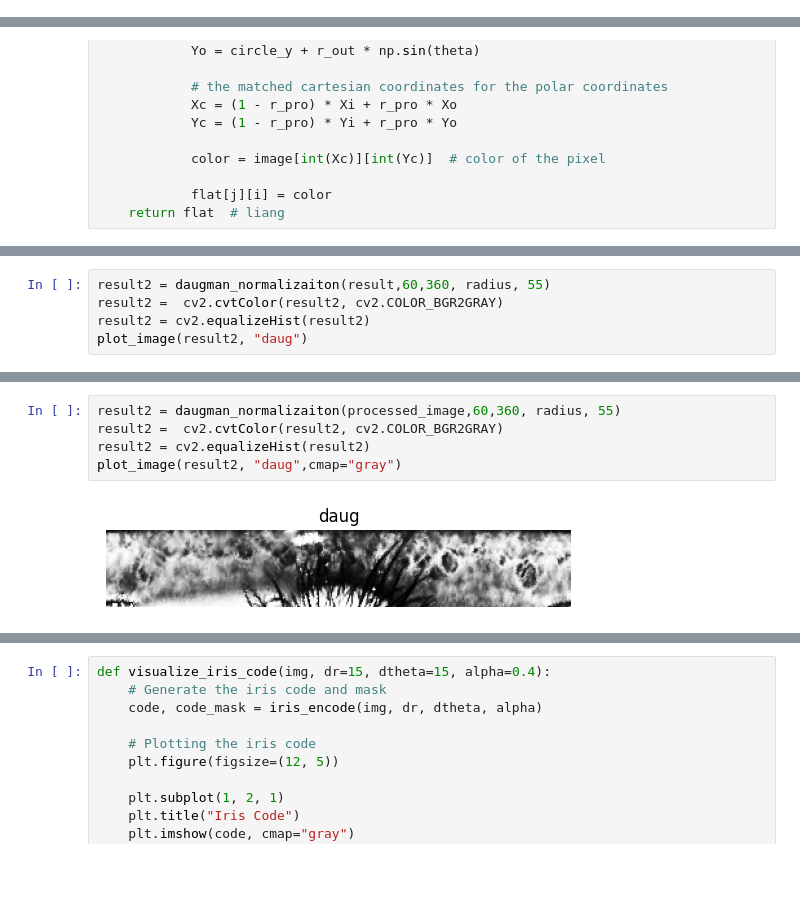
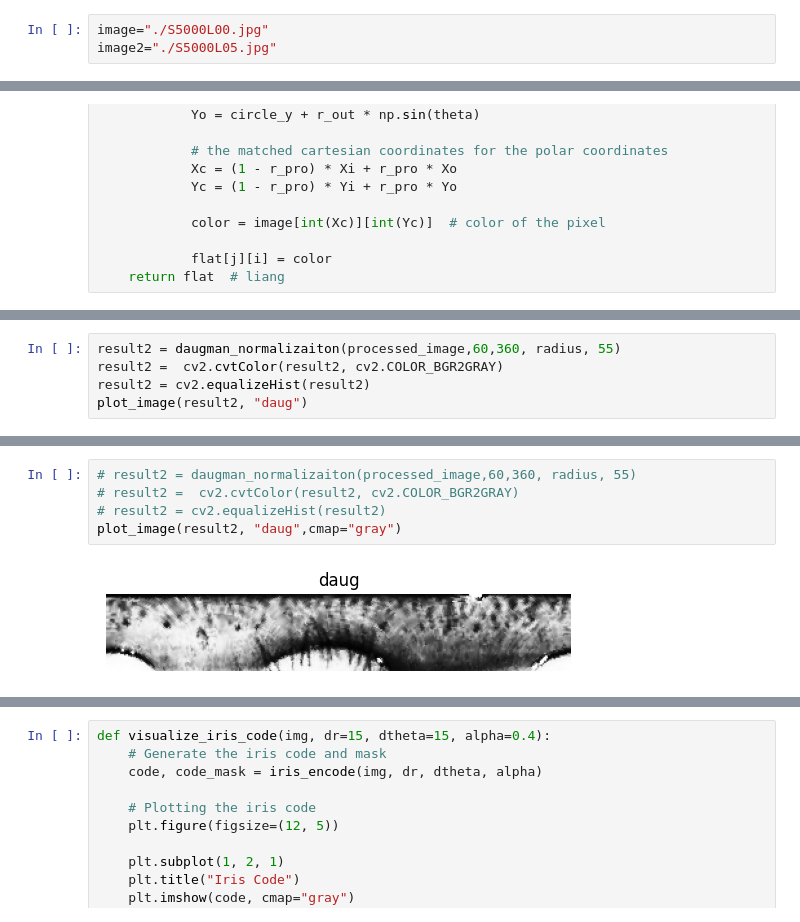
Before and after one commit to mouradmagdy/Iris_Recognition, a Jupyter notebook: iris_processing.ipynb, the cells around one changed output, grey strips where cells are left out. Saved outputs shown, nothing was run; the diff lists cells and outputs as text; blank space fills up the shorter version.

```diff
--- a/iris_processing.ipynb
+++ b/iris_processing.ipynb
@@ -11,3 +9,6 @@ image="./S2005R07.jpg"
+# %%
+image="./S5000L00.jpg"
+image2="./S5000L05.jpg"
 # %%
 def plot_image(image,title,cmap=None):
     plt.figure(figsize=(6, 6))
@@ -92,5 +112,5 @@ def daugman_normalizaiton(image, height, width, r_in, r_out):
 # %%
-result2 = daugman_normalizaiton(result,60,360, radius, 55)
+result2 = daugman_normalizaiton(processed_image,60,360, radius, 55)
 result2 =  cv2.cvtColor(result2, cv2.COLOR_BGR2GRAY)
 result2 = cv2.equalizeHist(result2)
 plot_image(result2, "daug")
@@ -99,7 +126,7 @@ plot_image(result2, "daug")
 # %%
-result2 = daugman_normalizaiton(processed_image,60,360, radius, 55)
-result2 =  cv2.cvtColor(result2, cv2.COLOR_BGR2GRAY)
-result2 = cv2.equalizeHist(result2)
+# result2 = daugman_normalizaiton(processed_image,60,360, radius, 55)
+# result2 =  cv2.cvtColor(result2, cv2.COLOR_BGR2GRAY)
+# result2 = cv2.equalizeHist(result2)
 plot_image(result2, "daug",cmap="gray")
 # %% [output]
-[figure, old version]
+[figure, new version]
```
Also changed, not shown: parts of 19 cells of this notebook, 6 other files.
